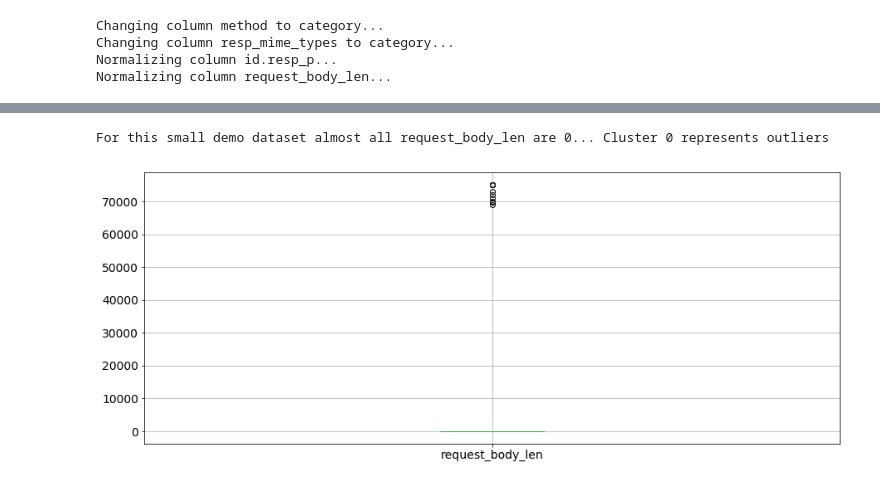
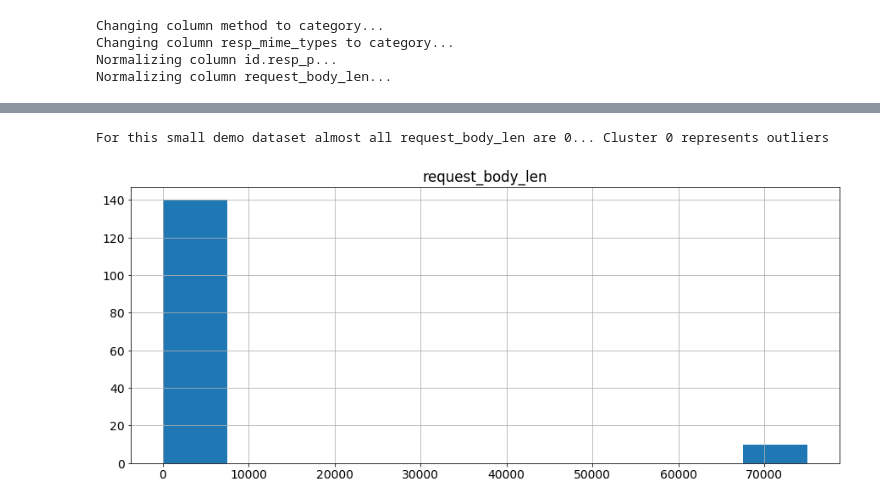
Before and after one commit to SuperCowPowers/zat, a Jupyter notebook: notebooks/Anomaly_Detection.ipynb, the cells around one changed output, grey strips where cells are left out. Saved outputs shown, nothing was run; the diff lists cells and outputs as text; code cells hidden in the pictures.

Commit message:
change to histogram plot

```diff
--- a/notebooks/Anomaly_Detection.ipynb
+++ b/notebooks/Anomaly_Detection.ipynb
@@ -209,11 +209,11 @@ Cluster 1: 8 observations
 **The important thing here is that both categorical and numerical variables were properly handled and the machine learning algorithm 'did the right thing' when marking outliers (for categorical and numerical fields)**
 # %%
 # Distribution of the request body length
-bro_df[['request_body_len']].boxplot()
+bro_df[['request_body_len']].hist()
 print('For this small demo dataset almost all request_body_len are 0... Cluster 0 represents outliers')
 # %% [output]
 For this small demo dataset almost all request_body_len are 0... Cluster 0 represents outliers
-[figure, old version]
+[figure, new version]
 # %% [markdown]
 <div style="float: right; margin: 20px 20px 20px 20px"><img src="images/why_normal.jpg" width="200px"></div>
 
```
Also changed, not shown: parts of 3 cells of this notebook.
